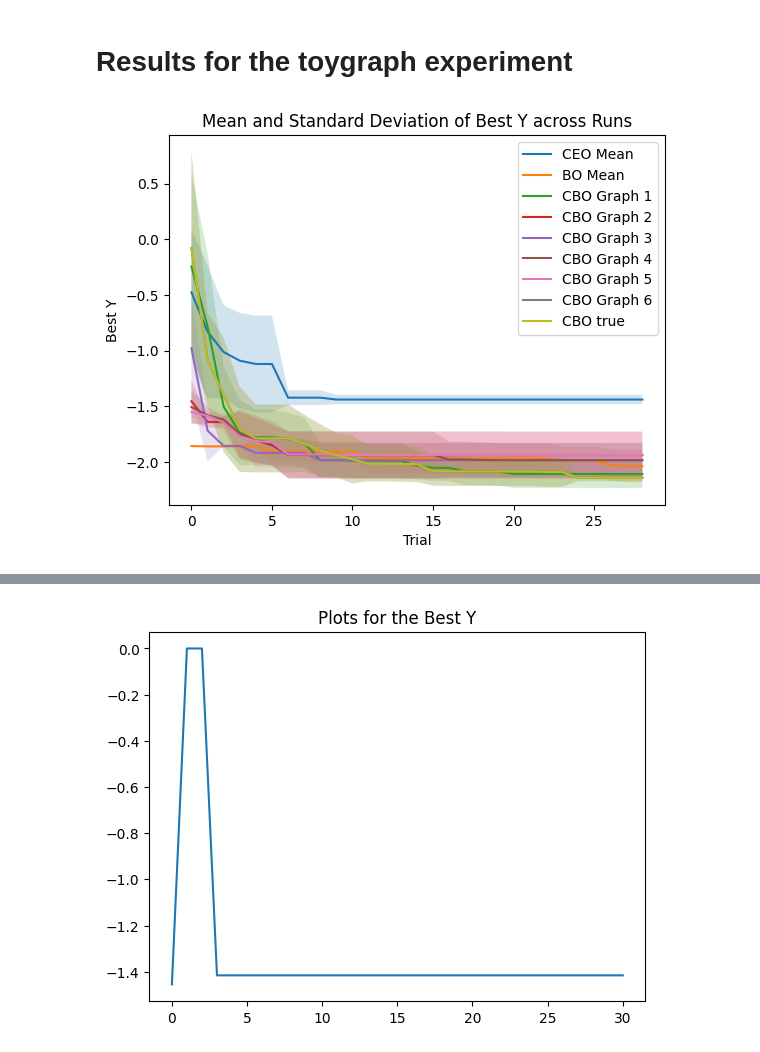
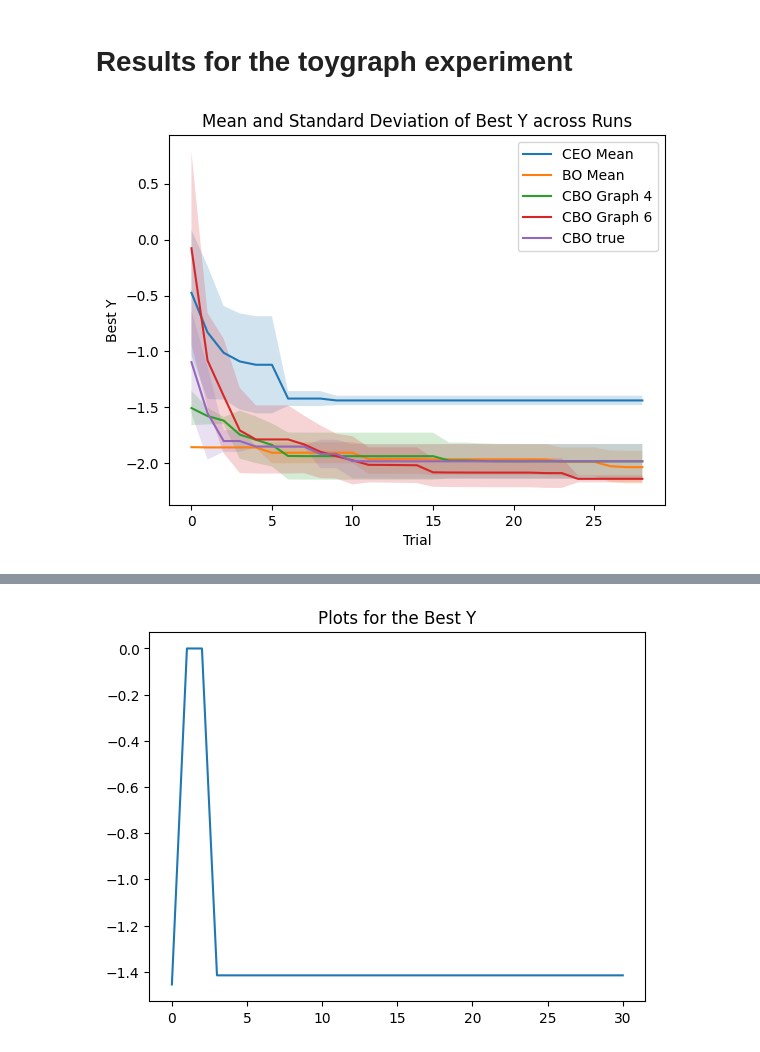
Before and after one commit to FearTheDeer9/AmortizedBayesianOptimization, a Jupyter notebook: results/toygraph_results_notebook.ipynb, the cells around one changed output, grey strips where cells are left out. Cells and saved outputs as stored; diff of their text form; code cells hidden in the pictures.

Commit message:
Going to retry running some graphs and plots

```diff
--- a/results/toygraph_results_notebook.ipynb
+++ b/results/toygraph_results_notebook.ipynb
@@ -109,6 +109,6 @@ def plot_everything(base_path, experiment):
 # %%
 # Load results for each experiment type
 base_path = 'ToyGraph'
-plot_everything(base_path)
+plot_everything(base_path, 'Best_Y')
 # %% [output]
-[figure, old version]
+[figure, new version]
```
Also changed, not shown: parts of 3 cells of this notebook, 33 other files.
